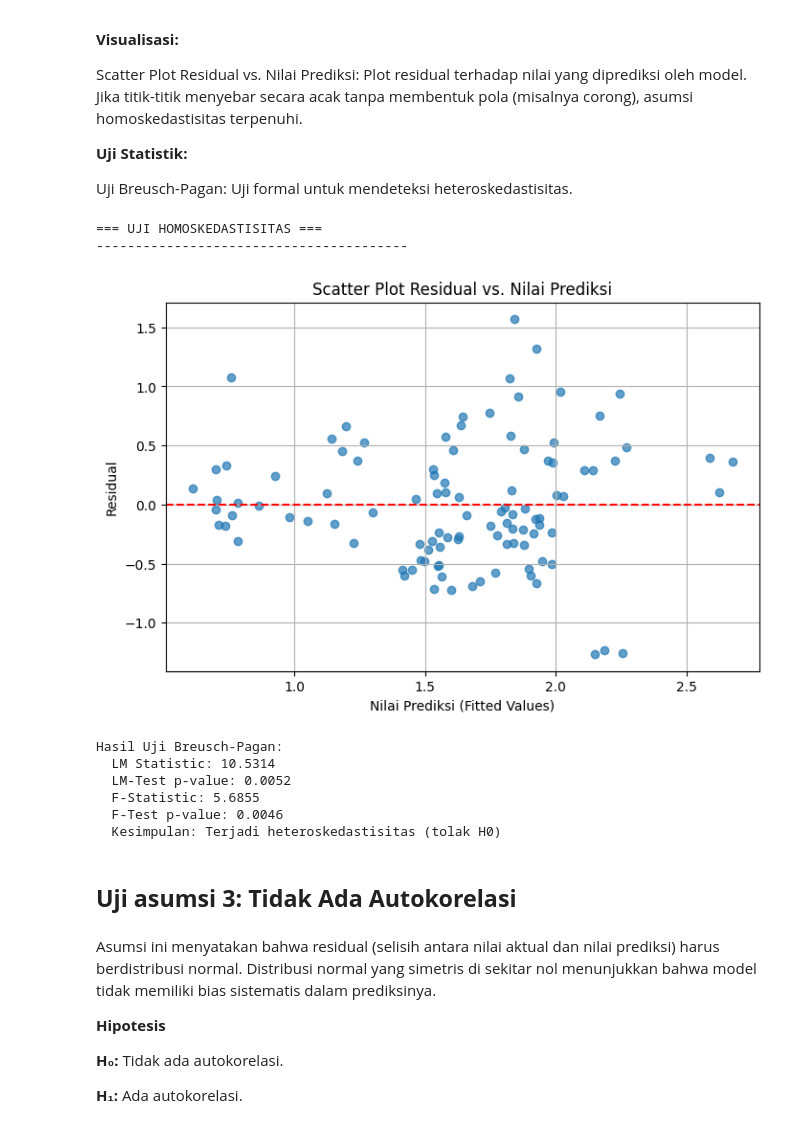
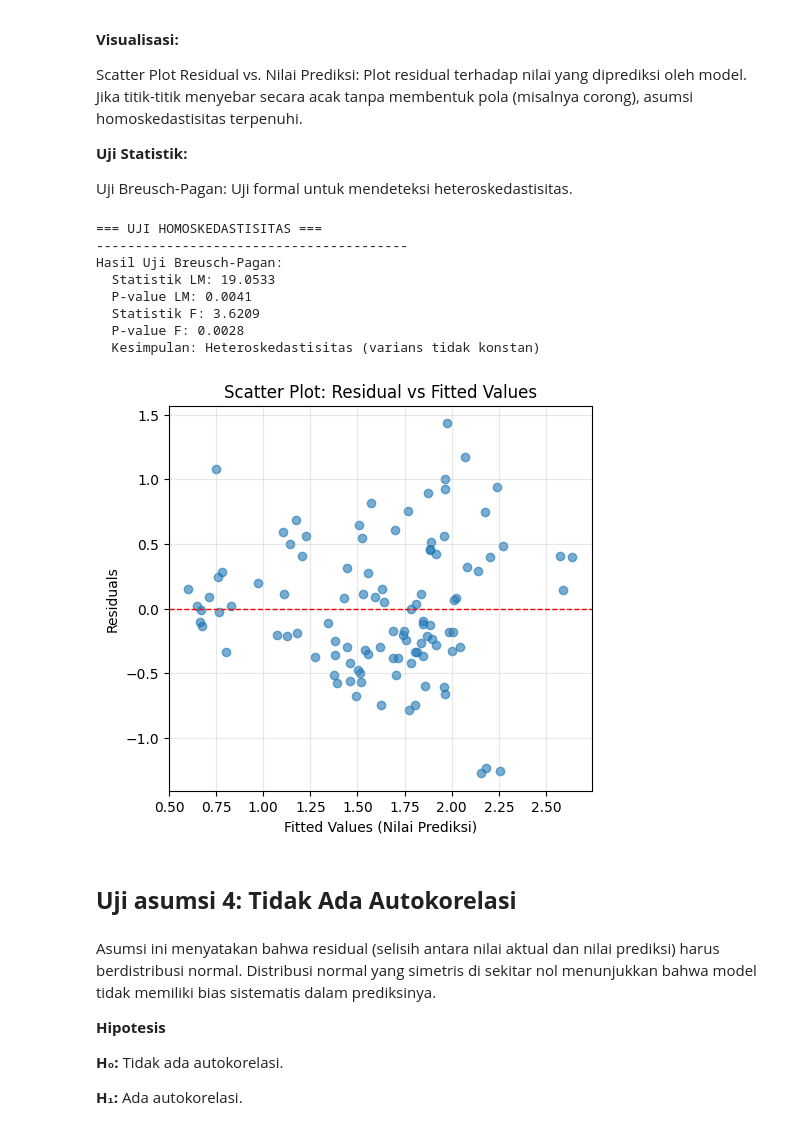
Before and after one commit to trishagarniss/projek-PDS-IPM, a Jupyter notebook: src/04_uji_asumsi.ipynb, the cells around one changed output. Saved outputs shown, nothing was run; the diff lists cells and outputs as text; code cells hidden in the pictures.

```diff
--- a/src/04_uji_asumsi.ipynb
+++ b/src/04_uji_asumsi.ipynb
@@ -23,4 +13,10 @@ from statsmodels.stats.outliers_influence import variance_inflation_factor
 import warnings
 warnings.filterwarnings('ignore')
 # %%
-df = pd.read_csv(r"C:\\Users\\ASUS\\projek-PDS-IPM\\data_clean\\dataset_final_2021-2024.csv")
+path_data_clean = "../data_clean/"
+
+file_data_bersih = os.path.join(path_data_clean, "dataset_final_2021-2024.csv")
+
+
+df = pd.read_csv(file_data_bersih)
+df.head()
@@ -28,14 +31,14 @@ df = pd.read_csv(r"C:\\Users\\ASUS\\projek-PDS-IPM\\data_clean\\dataset_final_20
 df_train = df[df["Tahun"].isin([2021, 2022, 2023])].copy()
 df_test = df[df["Tahun"] == 2024].copy()
 # %%
-X_cols_final = ["UHH", "RLS"]
+X_cols_final = ["UHH", "HLS", "RLS", "Pengeluaran", "TPT", "Kepadatan" ]
 y_train = df_train["P1"]
 # %%
 # Bangun model OLS final menggunakan data training
-X_train_final = sm.add_constant(df_train[X_cols_final])
-model_final = sm.OLS(y_train, X_train_final).fit()
+X_train_all = sm.add_constant(df_train[X_cols_final])
+model_all = sm.OLS(y_train, X_train_all).fit()
 # %%
 # Dapatkan residual dan nilai prediksi (fitted values) dari model training
-residuals = model_final.resid
-fitted = model_final.fittedvalues
+residuals_all = model_all.resid
+fitted_all = model_all.fittedvalues
 # %%
@@ -152,43 +246,45 @@ Scatter Plot Residual vs. Nilai Prediksi: Plot residual terhadap nilai yang dipr
 
 Uji Breusch-Pagan: Uji formal untuk mendeteksi heteroskedastisitas.
 # %%
+# ============================================================================
+# UJI ASUMSI 2: HOMOSKEDASTISITAS
+# ============================================================================
 print("\n=== UJI HOMOSKEDASTISITAS ===")
 print("-" * 40)
 
 # Visualisasi
-plt.figure(figsize=(8, 5))
-plt.scatter(fitted, residuals, alpha=0.7)
-plt.axhline(y=0, color='r', linestyle='--')
-plt.xlabel('Nilai Prediksi (Fitted Values)')
-plt.ylabel('Residual')
-plt.title('Scatter Plot Residual vs. Nilai Prediksi')
-plt.grid(True)
-plt.show()
+plt.figure(figsize=(12, 5))
+plt.subplot(1, 2, 1)
+plt.scatter(fitted_all, residuals_all, alpha=0.6)
+plt.axhline(y=0, color='red', linestyle='--', linewidth=1)
+plt.xlabel('Fitted Values (Nilai Prediksi)')
+plt.ylabel('Residuals')
+plt.title('Scatter Plot: Residual vs Fitted Values')
+plt.grid(True, alpha=0.3)
 
 # Uji Breusch-Pagan
-# exog adalah matriks variabel independen dari model
-bp_test = het_breuschpagan(residuals, model_final.model.exog)
-labels = ['LM Statistic', 'LM-Test p-value', 'F-Statistic', 'F-Test p-value']
-print("Hasil Uji Breusch-Pagan:")
-for label, value in zip(labels, bp_test):
-    print(f"  {label}: {value:.4f}")
-
-if bp_test[1] > 0.05:
-    print("  Kesimpulan: Terjadi homoskedastisitas (gagal tolak H0)")
+bp_lm, bp_lm_pvalue, bp_fvalue, bp_f_pvalue = het_breuschpagan(residuals_all, X_train_all)
+print(f"Hasil Uji Breusch-Pagan:")
+print(f"  Statistik LM: {bp_lm:.4f}")
+print(f"  P-value LM: {bp_lm_pvalue:.4f}")
+print(f"  Statistik F: {bp_fvalue:.4f}")
+print(f"  P-value F: {bp_f_pvalue:.4f}")
+if bp_lm_pvalue > 0.05:
+    print("  Kesimpulan: Homoskedastisitas terpenuhi (varians konstan)")
 else:
-    print("  Kesimpulan: Terjadi heteroskedastisitas (tolak H0)")
+    print("  Kesimpulan: Heteroskedastisitas (varians tidak konstan)")
 # %% [output]
 === UJI HOMOSKEDASTISITAS ===
 ----------------------------------------
+Hasil Uji Breusch-Pagan:
+  Statistik LM: 19.0533
+  P-value LM: 0.0041
+  Statistik F: 3.6209
+  P-value F: 0.0028
+  Kesimpulan: Heteroskedastisitas (varians tidak konstan)
-[figure, old version]
+[figure, new version]
-Hasil Uji Breusch-Pagan:
-  LM Statistic: 10.5314
-  LM-Test p-value: 0.0052
-  F-Statistic: 5.6855
-  F-Test p-value: 0.0046
-  Kesimpulan: Terjadi heteroskedastisitas (tolak H0)
 # %% [markdown]
-## **Uji asumsi 3: Tidak Ada Autokorelasi**
+## **Uji asumsi 4: Tidak Ada Autokorelasi**
 # %% [markdown]
 Asumsi ini menyatakan bahwa residual (selisih antara nilai aktual dan nilai prediksi) harus berdistribusi normal. Distribusi normal yang simetris di sekitar nol menunjukkan bahwa model tidak memiliki bias sistematis dalam prediksinya.
 
```
Also changed, not shown: parts of 21 cells of this notebook.
